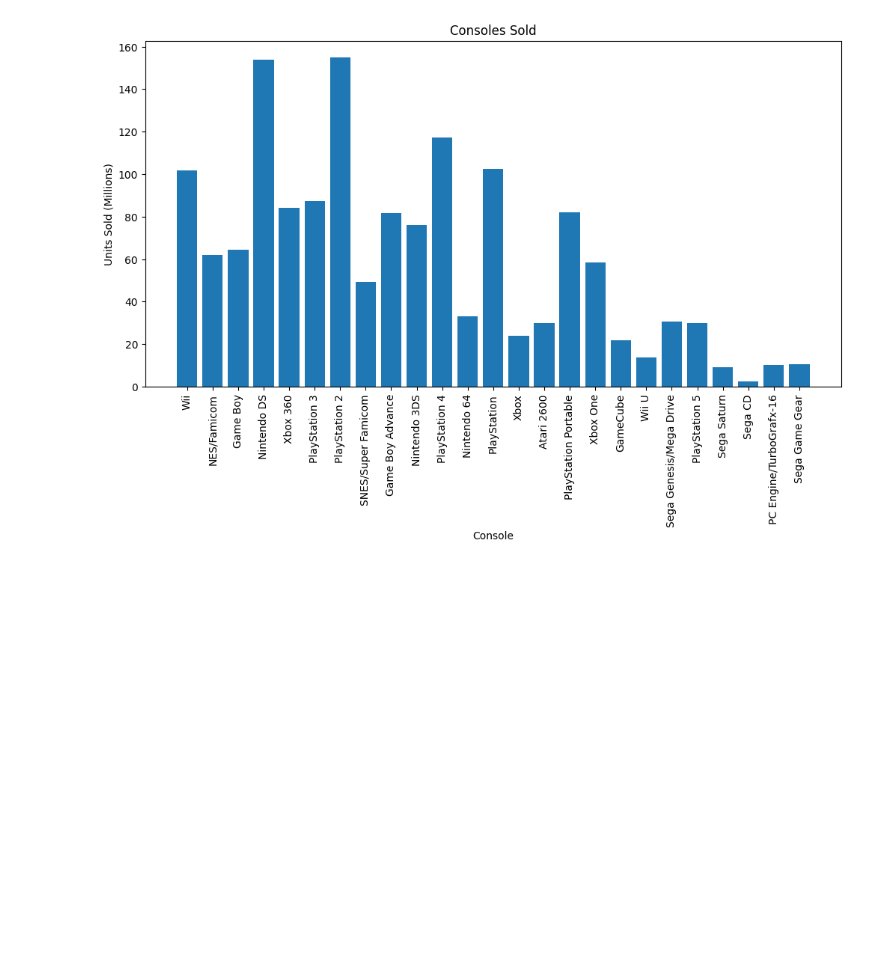
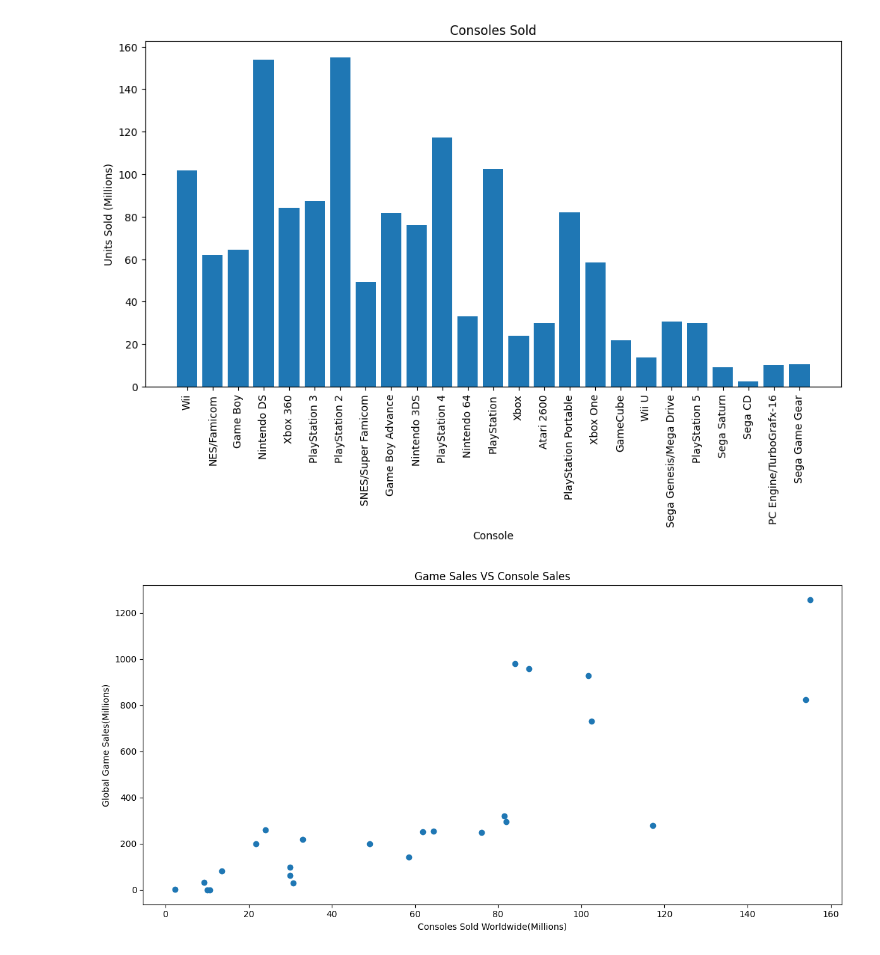
Before and after one commit to V-Pool/vg_sales, a Jupyter notebook: sales.ipynb, the cells around one changed output. Drawn from its saved outputs; the diff is of its cells as text; code cells hidden in the pictures; blank space fills up the shorter version.

Commit message:
scatterplot

```diff
--- a/sales.ipynb
+++ b/sales.ipynb
@@ -518,5 +518,16 @@ plt.ylabel('Units Sold (Millions)')
 plt.show()
 # %% [output]
 [figure]
+# %%
+consoles_scatter = merged_sales_merged_pivot.groupby('Platform').agg({'Global Sales': 'sum', 'Ind Consoles Sold': 'first' })
+# %%
+plt.figure(figsize= (12, 6))
+plt.scatter(consoles_scatter['Ind Consoles Sold'], consoles_scatter['Global Sales'])
+plt.title('Game Sales VS Console Sales' )
+plt.xlabel('Consoles Sold Worldwide(Millions)')
+plt.ylabel('Global Game Sales(Millions)')
+plt.tight_layout()
+# %% [output]
+[figure, added]
 # %%
 merged_col_rename.to_csv('data\\cleaned_combined.csv')
```
